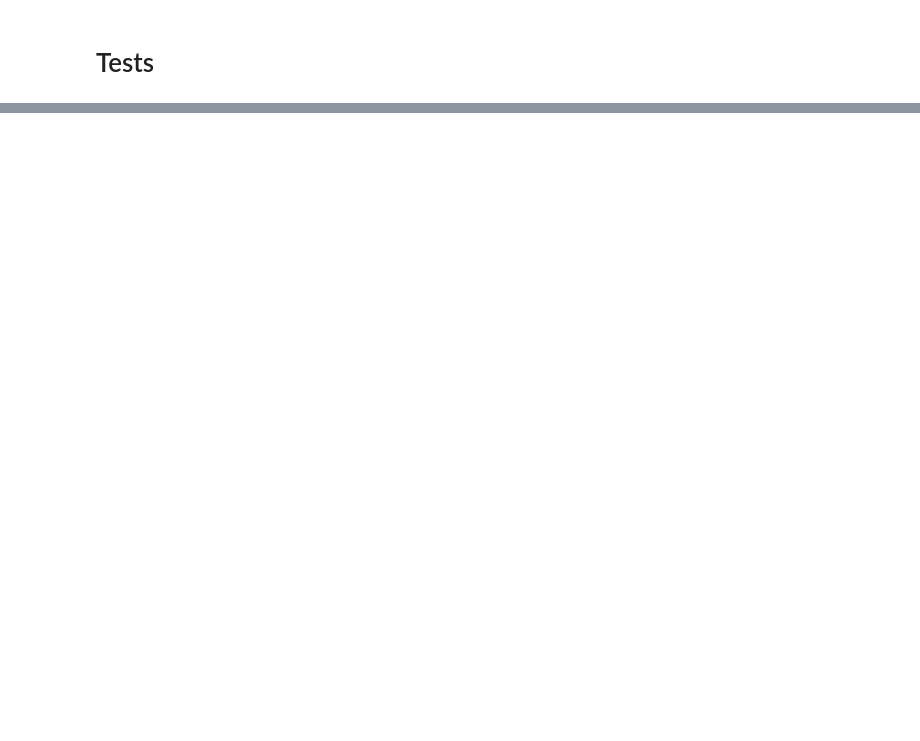
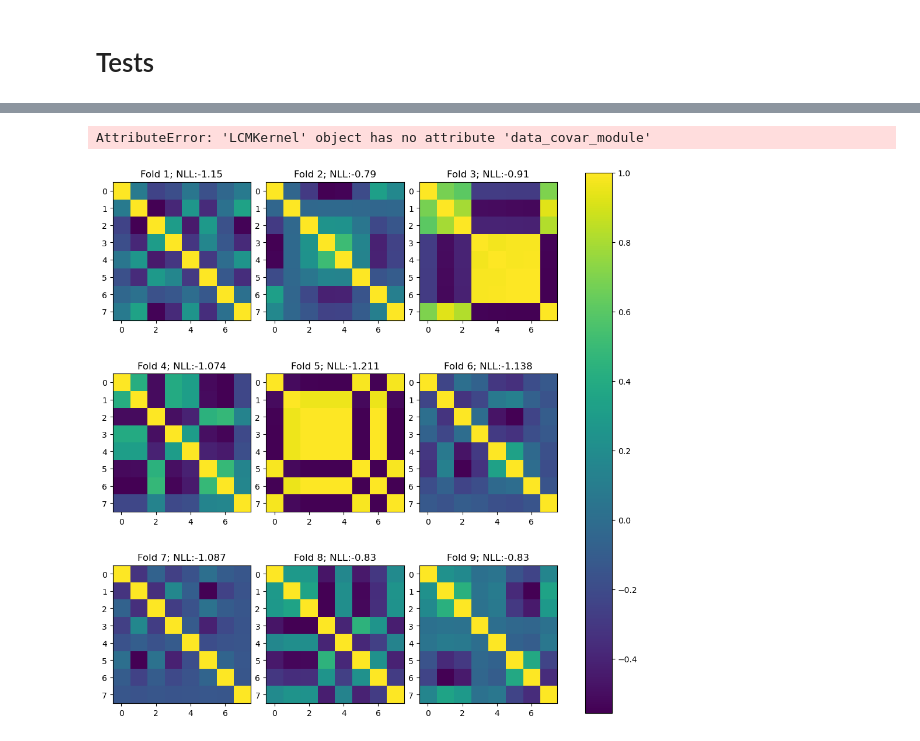
Before and after one commit to Paul-A-Lavender/MOGP-Transferable-kernel-learning, a Jupyter notebook: MOGP_Transferable_GPytorch.ipynb, the cells around one changed output, grey strips where cells are left out. Drawn from its saved outputs; the diff is of its cells as text; code cells hidden in the pictures; blank space fills up the shorter version.

```diff
--- a/MOGP_Transferable_GPytorch.ipynb
+++ b/MOGP_Transferable_GPytorch.ipynb
@@ -286,7 +289,7 @@ def run_test(X_train_tensor,y_train_tensor,X_test_tensor,y_test_tensor,model,ker
             if i%STEP_SIZE==STEP_SIZE-1:
                 logger.debug('Iter %d/%d - Loss: %.3f' % (i + 1, training_iterations, loss.item()))
                 avg_loss=avg_loss/STEP_SIZE
-                if abs((this_loss-avg_loss)/avg_loss)<0.01:
+                if abs((this_loss-avg_loss)/avg_loss)<0.01 or ((this_loss-avg_loss)/avg_loss>0.30 and i>250):
                     logger.info(f'Early cut off at epoch {i} with loss of {this_loss }')
                     break
 
@@ -309,6 +312,7 @@ def run_test(X_train_tensor,y_train_tensor,X_test_tensor,y_test_tensor,model,ker
     nmse = rmse / torch.var(y_test_tensor).item()
 
     logger.info(f'NLL: {nll:.4f}; RMSE: {rmse:.4f}; NMSE: {nmse:.4f}')
+    return m,nll
 # %% [markdown]
 # Kernels
 # %% [markdown]
@@ -713,3 +845,43 @@ KeyboardInterrupt:
+# %%
+h=m[0].covar_module.data_covar_module.domain_coefficient
+h=torch.tanh(h)
+data=torch.outer(h.T,h).detach().numpy()
+np.fill_diagonal(data, 1)
+# 创建热图
+plt.pcolormesh(data, cmap='viridis')
+
+# 添加颜色条
+plt.colorbar()
+
+# 显示图像
+plt.show()
+print(data)
+# %% [output]
+AttributeError: 'LCMKernel' object has no attribute 'data_covar_module'
+# %%
+
+# 创建一个 3x3 的子图网格
+fig, axes = plt.subplots(3, 3, figsize=(10, 10))
+
+# 遍历每个子图并绘制热图
+for i, ax in enumerate(axes.flat):  # axes.flat 将 3x3 网格展平为一维数组
+    h=m[i+1].covar_module.data_covar_module.domain_coefficient
+    h=torch.tanh(h)
+    data=torch.outer(h.T,h).detach().numpy()
+    np.fill_diagonal(data, 1)
+    im = ax.imshow(data, cmap='viridis')
+    ax.set_title(f'Fold {i+1}; NLL:{round(nlls[i+1],3)}')  # 设置每个热图的标题
+
+# 调整子图间的间距
+plt.tight_layout()
+
+# 为最后一个热图添加颜色条
+fig.colorbar(im, ax=axes.ravel().tolist())  # 使用最后一个图的颜色条
+
+# 显示图像
+plt.show()
+# %% [output]
+[figure, added]
 # %%
 
 # param_grid = {
```
Also changed, not shown: parts of 11 cells of this notebook, 21 other files.
